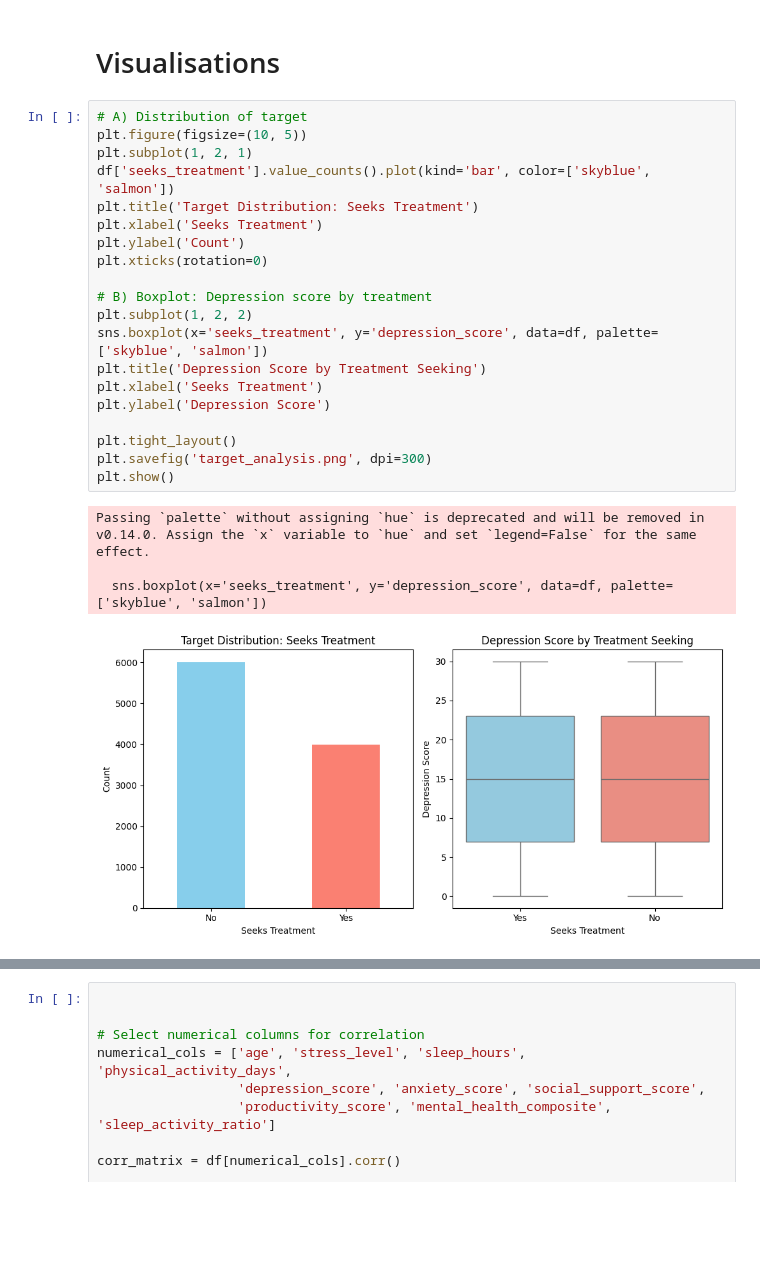
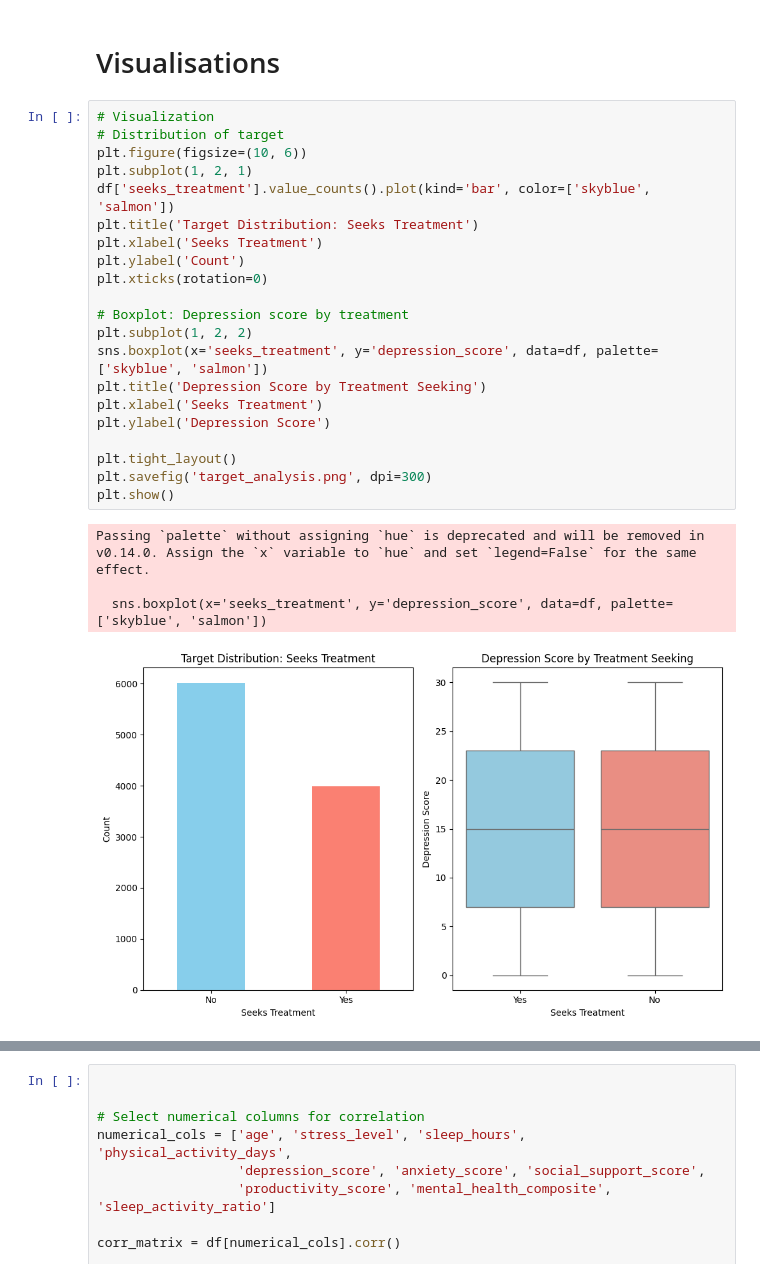
Before and after one commit to YadaviShree/Data-Science-Lab-1-CW3, a Jupyter notebook: CODE.ipynb, the cells around one changed output, grey strips where cells are left out. Drawn from its saved outputs; the diff is of its cells as text; blank space fills up the shorter version.

```diff
--- a/CODE.ipynb
+++ b/CODE.ipynb
@@ -380,28 +379,29 @@ Incorrect predictions: 0
 # %% [markdown]
 # Visualisations
 # %%
-# A) Distribution of target
-plt.figure(figsize=(10, 5))
+# Visualization
+# Distribution of target
+plt.figure(figsize=(10, 6))
 plt.subplot(1, 2, 1)
 df['seeks_treatment'].value_counts().plot(kind='bar', color=['skyblue', 'salmon'])
 plt.title('Target Distribution: Seeks Treatment')
 plt.xlabel('Seeks Treatment')
 plt.ylabel('Count')
 plt.xticks(rotation=0)
 
-# B) Boxplot: Depression score by treatment
+# Boxplot: Depression score by treatment
 plt.subplot(1, 2, 2)
 sns.boxplot(x='seeks_treatment', y='depression_score', data=df, palette=['skyblue', 'salmon'])
 plt.title('Depression Score by Treatment Seeking')
 plt.xlabel('Seeks Treatment')
 plt.ylabel('Depression Score')
 
 plt.tight_layout()
 plt.savefig('target_analysis.png', dpi=300)
 plt.show()
 # %% [output]
 Passing `palette` without assigning `hue` is deprecated and will be removed in v0.14.0. Assign the `x` variable to `hue` and set `legend=False` for the same effect.
 
   sns.boxplot(x='seeks_treatment', y='depression_score', data=df, palette=['skyblue', 'salmon'])
-[figure, old version]
+[figure, new version]
 # %%
```
Also changed, not shown: parts of 5 cells of this notebook, 1 other file.
